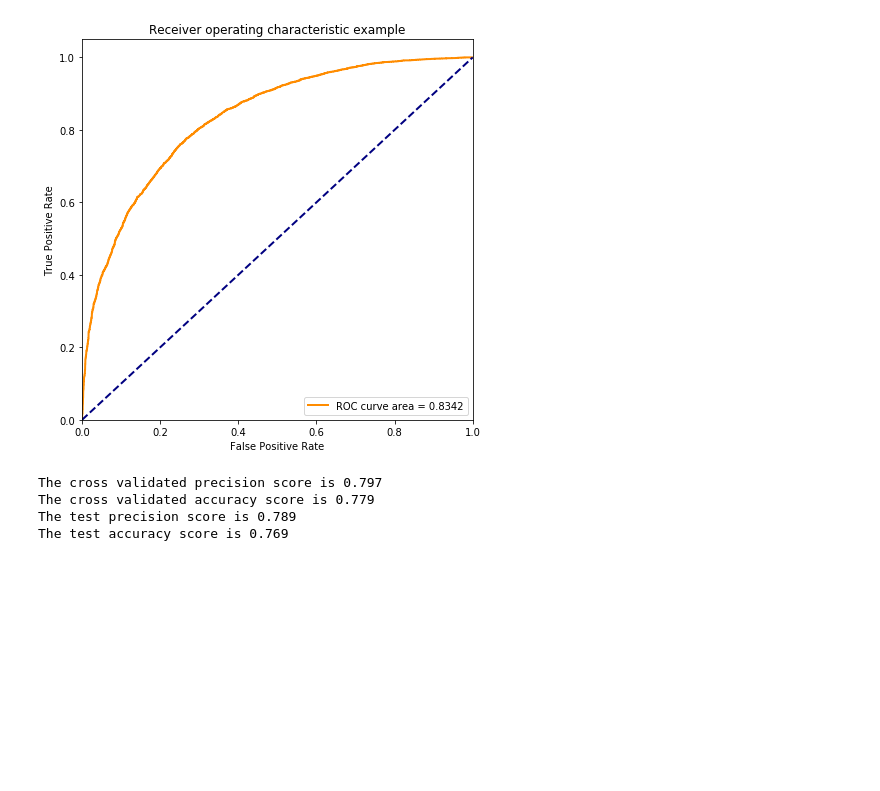
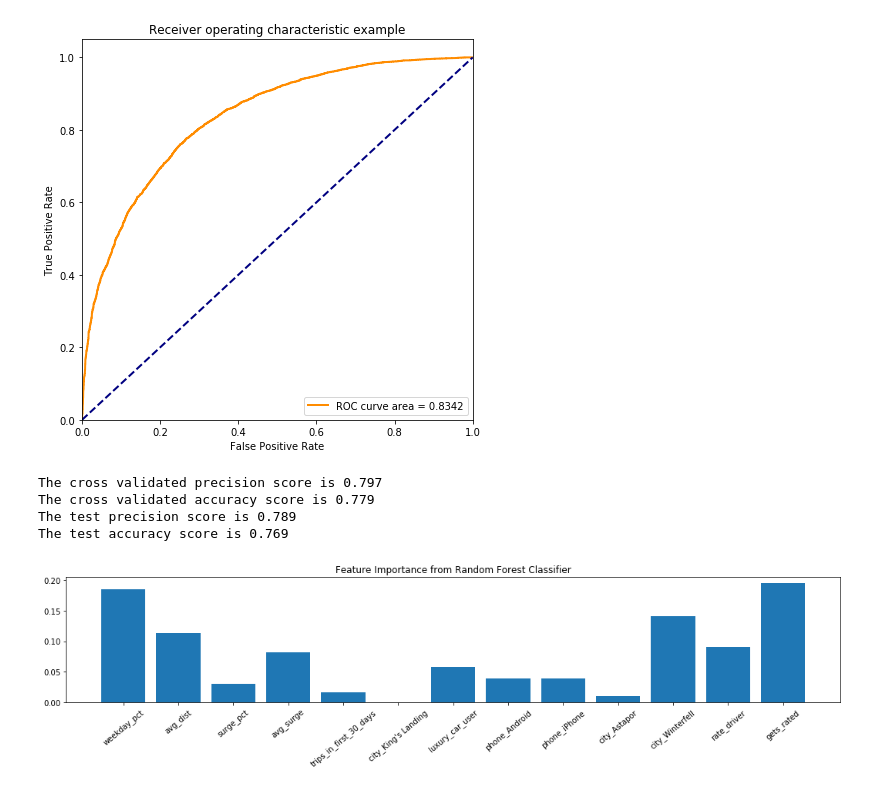
Before and after one commit to tysonjens/Churn-Prevention, a Jupyter notebook: Tyson.ipynb, the cells around one changed output. Saved outputs shown, nothing was run; the diff lists cells and outputs as text; code cells hidden in the pictures; blank space fills up the shorter version.

Commit message:
add Feature Importance

```diff
--- a/Tyson.ipynb
+++ b/Tyson.ipynb
@@ -144,3 +144,22 @@ The cross validated precision score is 0.797
 The cross validated accuracy score is 0.779
 The test precision score is 0.789
 The test accuracy score is 0.769
+# %%
+## Feature Importance from Random Forest Viz
+
+fi = rfc.feature_importances_
+newfi = fi[sort]
+sort = fi.argsort()[::-1]
+newname = xcolnames[sort]
+newfi = fi[sort]
+
+
+
+fig = plt.figure(figsize=(18,3))
+ax1.set_label
+ax1 = fig.add_subplot(111)
+ax1.set_title('Feature Importance from Random Forest Classifier')
+ax1.bar(x=newname, height=newfi)
+ax1.set_xticklabels(newname, rotation=40);
+# %% [output]
+[figure, added]
```
Also changed, not shown: parts of 2 cells of this notebook.
